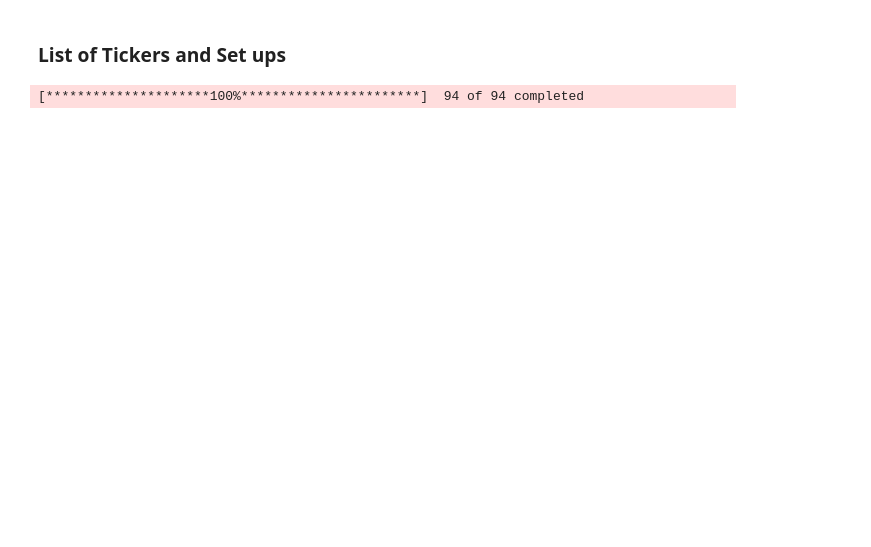
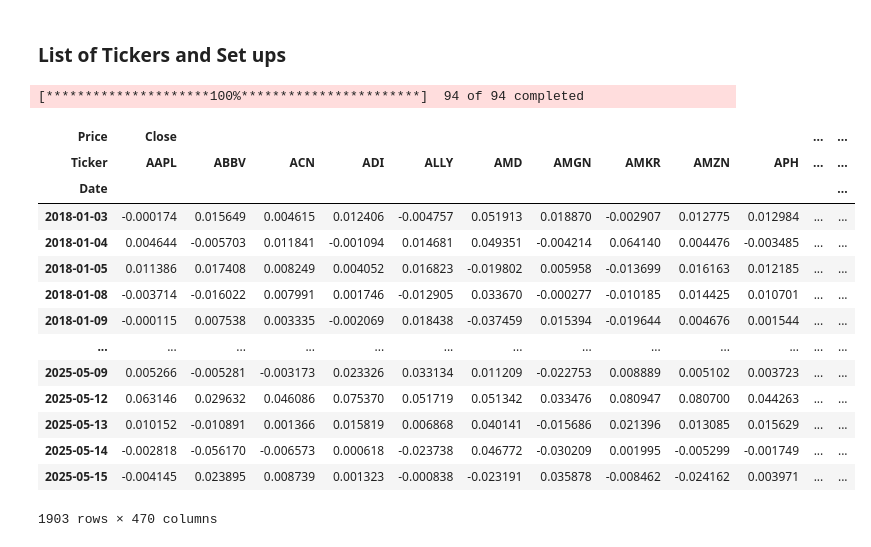
Before and after one commit to Junbili/CMSC-35300-Final-Project, a Jupyter notebook: Reference_Belantari.ipynb, the cells around one changed output. Saved outputs shown, nothing was run; the diff lists cells and outputs as text; code cells hidden in the pictures; blank space fills up the shorter version.

```diff
--- a/Reference_Belantari.ipynb
+++ b/Reference_Belantari.ipynb
@@ -138,30 +128,47 @@ mixed_stocks = [
     'MSFT', 'SHOP', 'MSTR', 'CRM', 'AMD', 'DIOD', 'INTC', 'MRVL', 'ADI', 'AVGO', 'QCOM', 'NVDA',
     'ATOM', 'AMKR', 'VLO', 'MPC', 'XOM', 'WMB', 'EQT', 'SHEL', 'BP', 'TTE', 'OXY', 'CVX',
     'AMZN', 'IAC', 'GOOGL', 'META', 'IBM', 'NOW', 'DXC',  'WIT', 'TCS.NS', 'CTSH', 'ACN',
     'CVS', 'MRK', 'JNJ', 'UNH', 'NVO', 'LLY', 'KR', 'COST',  'TGT',  'WMT',
     'NFLX', 'DIS', 'TTWO', 'EA', 'ROKU', 'JBL', 'GLW', 'TEL', 'APH', 'CLS', 'ELTK', 'LYTS',
     'PFE', 'ABBV', 'BMY', 'AMGN', 'PYPL', 'ALLY', 'SYF', 'DFS', 'COF', 'AXP', 'MA', 'V',
     'AAPL', 'SONY',  'GPRO', 'LPL',  'IBKR', 'MARA', 'LPLA', 'RJF',  'MS',
     'SCHW', 'GS', 'JPM', 'BAC', 'TSLA',   'GM'
 ]
 
 
 
 # set ups
 start_date = "2018-01-01"
 end_date = "2022-12-31"
 
 # fetch and and clean adjusted closing price
 def get_stock_data(stocks):
 
   """Fetches historical stock data for a list of stocks."""
   start_date =  dt.datetime(2018, 1, 1)
   end_date =  dt.datetime.today()
   data = yf.download(stocks, start=start_date, end=end_date)
   return data
 
 
 stock_data = get_stock_data(mixed_stocks)
 returns = stock_data.pct_change().dropna()
+
+returns
 # %% [output]
 [*********************100%***********************]  94 of 94 completed
+| Price | Close |  |  |  |  |  |  |  |  |  | ... | ... |
+| Ticker | AAPL | ABBV | ACN | ADI | ALLY | AMD | AMGN | AMKR | AMZN | APH | ... | ... |
+| Date |  |  |  |  |  |  |  |  |  |  |  | ... |
+| 2018-01-03 | -0.000174 | 0.015649 | 0.004615 | 0.012406 | -0.004757 | 0.051913 | 0.018870 | -0.002907 | 0.012775 | 0.012984 | ... | ... |
+| 2018-01-04 | 0.004644 | -0.005703 | 0.011841 | -0.001094 | 0.014681 | 0.049351 | -0.004214 | 0.064140 | 0.004476 | -0.003485 | ... | ... |
+| 2018-01-05 | 0.011386 | 0.017408 | 0.008249 | 0.004052 | 0.016823 | -0.019802 | 0.005958 | -0.013699 | 0.016163 | 0.012185 | ... | ... |
+| 2018-01-08 | -0.003714 | -0.016022 | 0.007991 | 0.001746 | -0.012905 | 0.033670 | -0.000277 | -0.010185 | 0.014425 | 0.010701 | ... | ... |
+| 2018-01-09 | -0.000115 | 0.007538 | 0.003335 | -0.002069 | 0.018438 | -0.037459 | 0.015394 | -0.019644 | 0.004676 | 0.001544 | ... | ... |
+| ... | ... | ... | ... | ... | ... | ... | ... | ... | ... | ... | ... | ... |
+| 2025-05-09 | 0.005266 | -0.005281 | -0.003173 | 0.023326 | 0.033134 | 0.011209 | -0.022753 | 0.008889 | 0.005102 | 0.003723 | ... | ... |
+| 2025-05-12 | 0.063146 | 0.029632 | 0.046086 | 0.075370 | 0.051719 | 0.051342 | 0.033476 | 0.080947 | 0.080700 | 0.044263 | ... | ... |
+| 2025-05-13 | 0.010152 | -0.010891 | 0.001366 | 0.015819 | 0.006868 | 0.040141 | -0.015686 | 0.021396 | 0.013085 | 0.015629 | ... | ... |
+| 2025-05-14 | -0.002818 | -0.056170 | -0.006573 | 0.000618 | -0.023738 | 0.046772 | -0.030209 | 0.001995 | -0.005299 | -0.001749 | ... | ... |
+| 2025-05-15 | -0.004145 | 0.023895 | 0.008739 | 0.001323 | -0.000838 | -0.023191 | 0.035878 | -0.008462 | -0.024162 | 0.003971 | ... | ... |
+1903 rows × 470 columns
```
Also changed, not shown: parts of 6 cells of this notebook, 1 other file.
